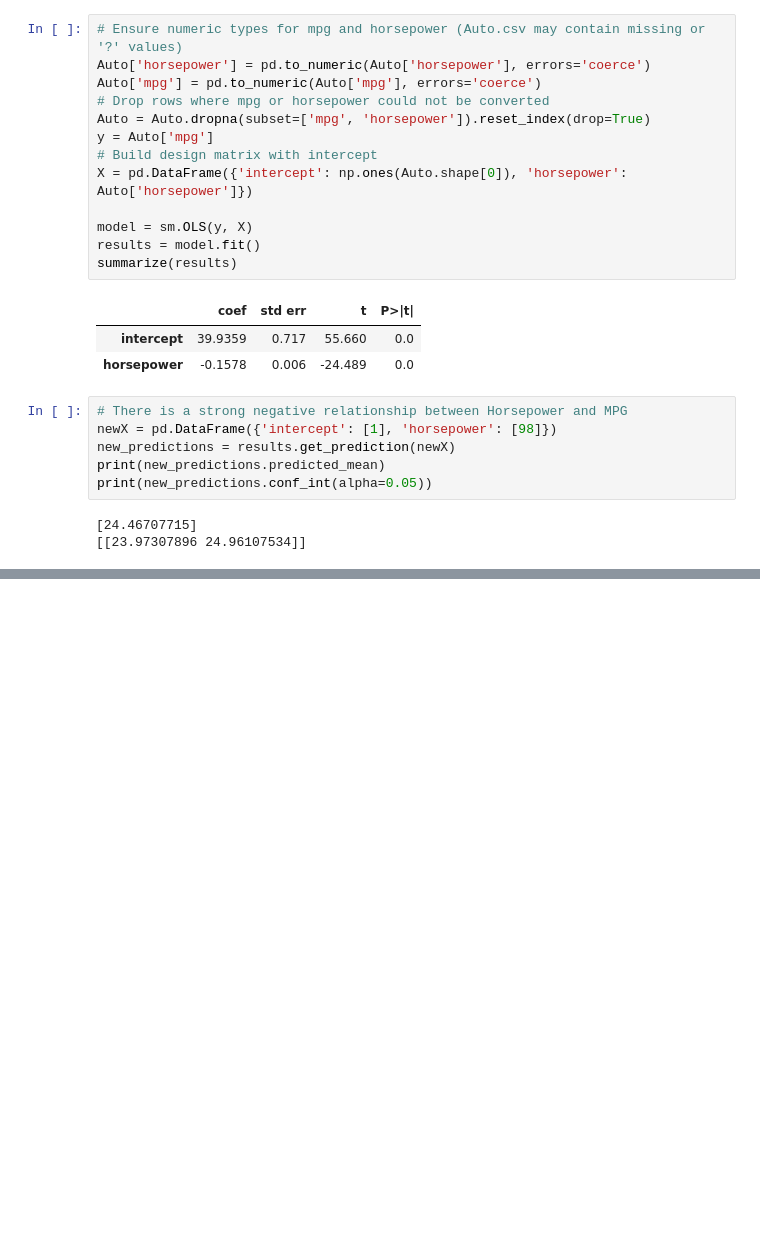
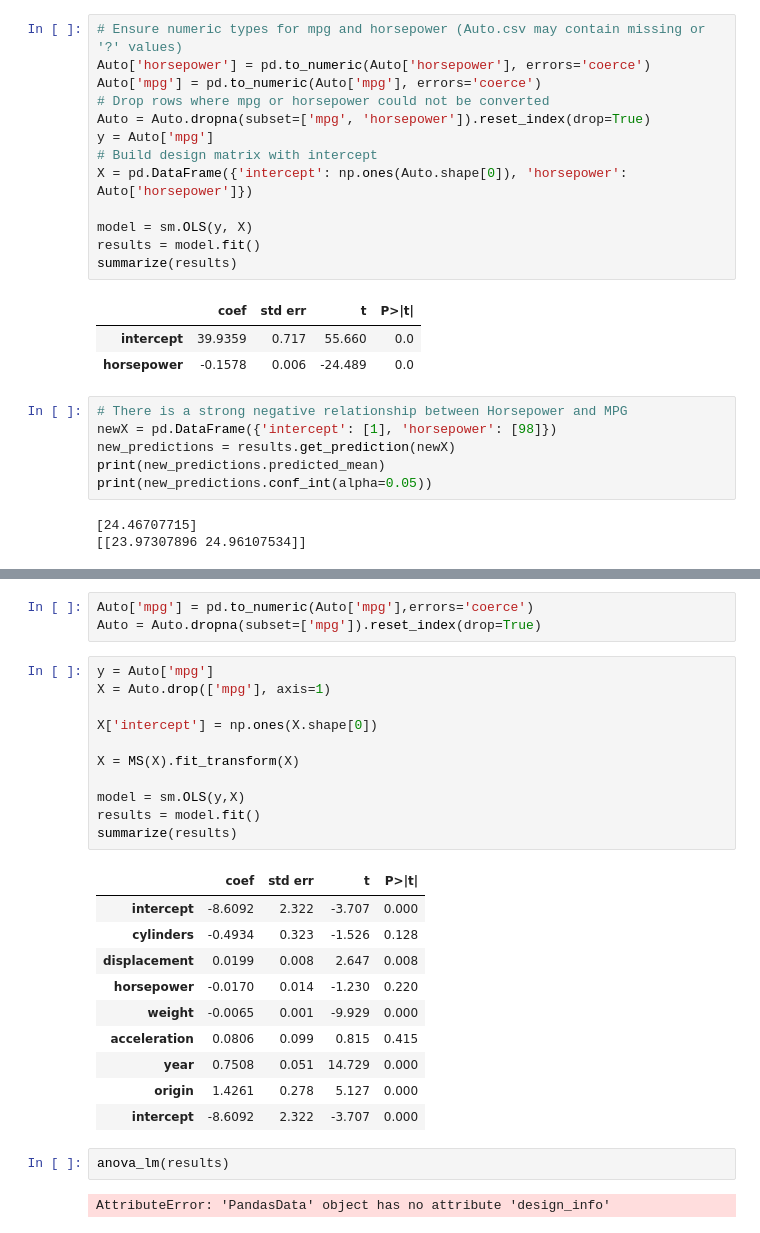
Before and after one commit to Mitfort/StatisticalLearning, a Jupyter notebook: lab3.ipynb, the cells around one changed output, grey strips where cells are left out. Drawn from its saved outputs; the diff is of its cells as text; blank space fills up the shorter version.

```diff
--- a/lab3.ipynb
+++ b/lab3.ipynb
@@ -454,0 +525,29 @@ ax.axline(0,results.params['intercept'], results.params['horsepower'], color='re
+# %%
+Auto['mpg'] = pd.to_numeric(Auto['mpg'],errors='coerce')
+Auto = Auto.dropna(subset=['mpg']).reset_index(drop=True)
+# %%
+y = Auto['mpg']
+X = Auto.drop(['mpg'], axis=1)
+
+X['intercept'] = np.ones(X.shape[0])
+
+X = MS(X).fit_transform(X)
+
+model = sm.OLS(y,X)
+results = model.fit()
+summarize(results)
+# %% [output]
+|  | coef | std err | t | P>|t| |
+| intercept | -8.6092 | 2.322 | -3.707 | 0.000 |
+| cylinders | -0.4934 | 0.323 | -1.526 | 0.128 |
+| displacement | 0.0199 | 0.008 | 2.647 | 0.008 |
+| horsepower | -0.0170 | 0.014 | -1.230 | 0.220 |
+| weight | -0.0065 | 0.001 | -9.929 | 0.000 |
+| acceleration | 0.0806 | 0.099 | 0.815 | 0.415 |
+| year | 0.7508 | 0.051 | 14.729 | 0.000 |
+| origin | 1.4261 | 0.278 | 5.127 | 0.000 |
+| intercept | -8.6092 | 2.322 | -3.707 | 0.000 |
+# %%
+anova_lm(results)
+# %% [output]
+AttributeError: 'PandasData' object has no attribute 'design_info'
```
Also changed, not shown: parts of 9 cells of this notebook.
